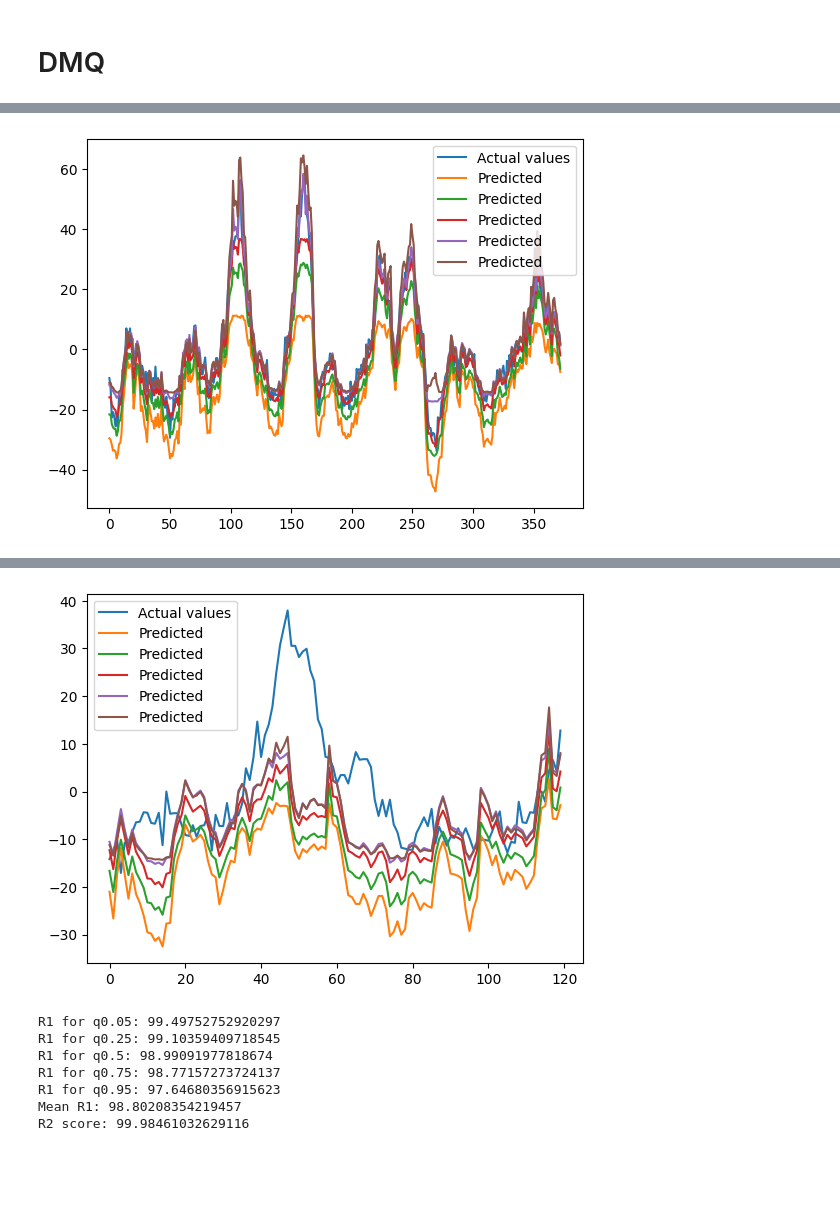
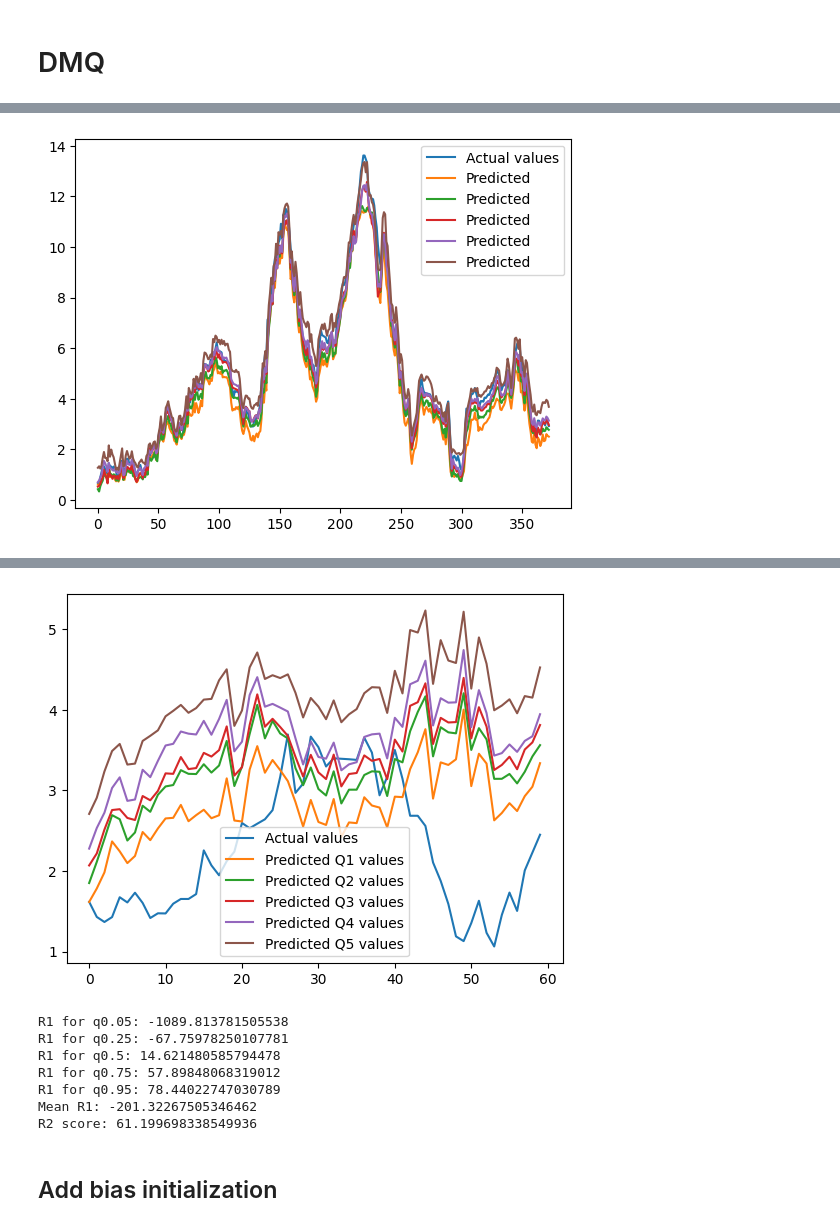
Before and after one commit to rproner1/MacroAtRisk, a Jupyter notebook: tuning.ipynb, the cells around one changed output, grey strips where cells are left out. Drawn from its saved outputs; the diff is of its cells as text; code cells hidden in the pictures; blank space fills up the shorter version.

```diff
--- a/tuning.ipynb
+++ b/tuning.ipynb
@@ -11,7 +11,7 @@ import keras
 from tensorflow.keras.callbacks import TensorBoard, EarlyStopping
 import matplotlib.pyplot as plt
 
-from src.data.prepare_data import prepare_non_rnn_data, prepare_rnn_data
+from src.data.prepare_data import prepare_non_rnn_data, prepare_rnn_data, concatenate_multi_input_data
 from src.train.models import build_dmq_v0, build_dmq_v1, build_dmq
 from src.train.losses import make_total_tilted_loss, tilted_loss, make_tilted_loss
 from src.utils.evaluation import compute_oos_r1_score, compute_oos_r2_score
@@ -33,7 +33,7 @@ INPUT_PATHS = [BASE_PATH / 'data' / 'processed' / file for file in INPUT_FILES]
 START_DATE = data_config['start_date']
 
 # Data configurations
-TARGET_IDX = 2  # 0: Infl_yoy, 1: IP_yoy, 2: Unrate_yoy
+TARGET_IDX = 0  # 0: Infl_yoy, 1: IP_yoy, 2: Unrate_yoy
 TIME_STEPS = 12  # Number of quarters for RNN
 YEAR = 1997     # Train cutoff year
 VAL_MONTHS = 60   # Number of validation years
@@ -221,11 +221,11 @@ benchmarks.head()
 # %%
 naive_preds = benchmarks.loc[X_test.index, 'Naive_Q5': 'Naive_Q95']
-for i, q in enumerate(QUANTILES):
-    r1_q = compute_oos_r1_score(
-        benchmark_pred=naive_preds.iloc[:,i],
-        y_true=y_test,
-        y_pred=naive_preds.iloc[:,i],
-        q=q
-    )
-    print(r1_q)
+naive_mean =  benchmarks.loc[X_test.index, 'Naive_Mean']
+
+evaluate_quantile_predictions(
+    y_pred=naive_preds.values,
+    y_true=y_test.values,
+    q_benchmarks=naive_preds.values,
+    mean_benchmark=naive_mean.values
+)
 # %% [output]
@@ -1723,21 +1194,14 @@ y_pred = model.predict(X_test_rnn)
 mean_pred = y_pred @ np.array([0.15, 0.225, 0.25, 0.225, 0.15]).reshape(-1,1)
 plot_and_evaluate_train_predictions(
     y_pred=y_pred,
-    y_true=mq_y_test_rnn[:,0].flatten()
+    y_true=mq_y_test_rnn[:,0].flatten(),
+    multi_quantile=True
     )
 
-y_full = pd.concat([y_train_full, y_test])
-q_benchmarks = pd.DataFrame()
-for i, q in enumerate(QUANTILES):
-    q_benchmark = y_full.rolling(window=12).quantile(q)
-    q_benchmarks[f'q{q}'] = q_benchmark
-q_benchmarks = q_benchmarks.values[-y_test.shape[0]:]
-
-mean_benchmark = y_full.rolling(window=12).mean().values.flatten()[-y_test.shape[0]:]
 evaluate_quantile_predictions(
     y_pred,
     y_test_rnn,
-    q_benchmarks=q_benchmarks,
-    mean_benchmark=mean_benchmark
+    q_benchmarks=naive_preds.values,
+    mean_benchmark=naive_mean.values
 )
 # %% [output]
@@ -1745 +1209 @@ evaluate_quantile_predictions(
-[figure, old version]
+[figure, new version]
@@ -1747,8 +1211,10 @@ evaluate_quantile_predictions(
-[figure, old version]
+[figure, new version]
-R1 for q0.05: 99.49752752920297
-R1 for q0.25: 99.10359409718545
-R1 for q0.5: 98.99091977818674
-R1 for q0.75: 98.77157273724137
-R1 for q0.95: 97.64680356915623
-Mean R1: 98.80208354219457
-R2 score: 99.98461032629116
+R1 for q0.05: -1089.813781505538
+R1 for q0.25: -67.75978250107781
+R1 for q0.5: 14.621480585794478
+R1 for q0.75: 57.89848068319012
+R1 for q0.95: 78.44022747030789
+Mean R1: -201.32267505346462
+R2 score: 61.199698338549936
+# %% [markdown]
+## Add bias initialization
```
Also changed, not shown: parts of 55 cells of this notebook.
